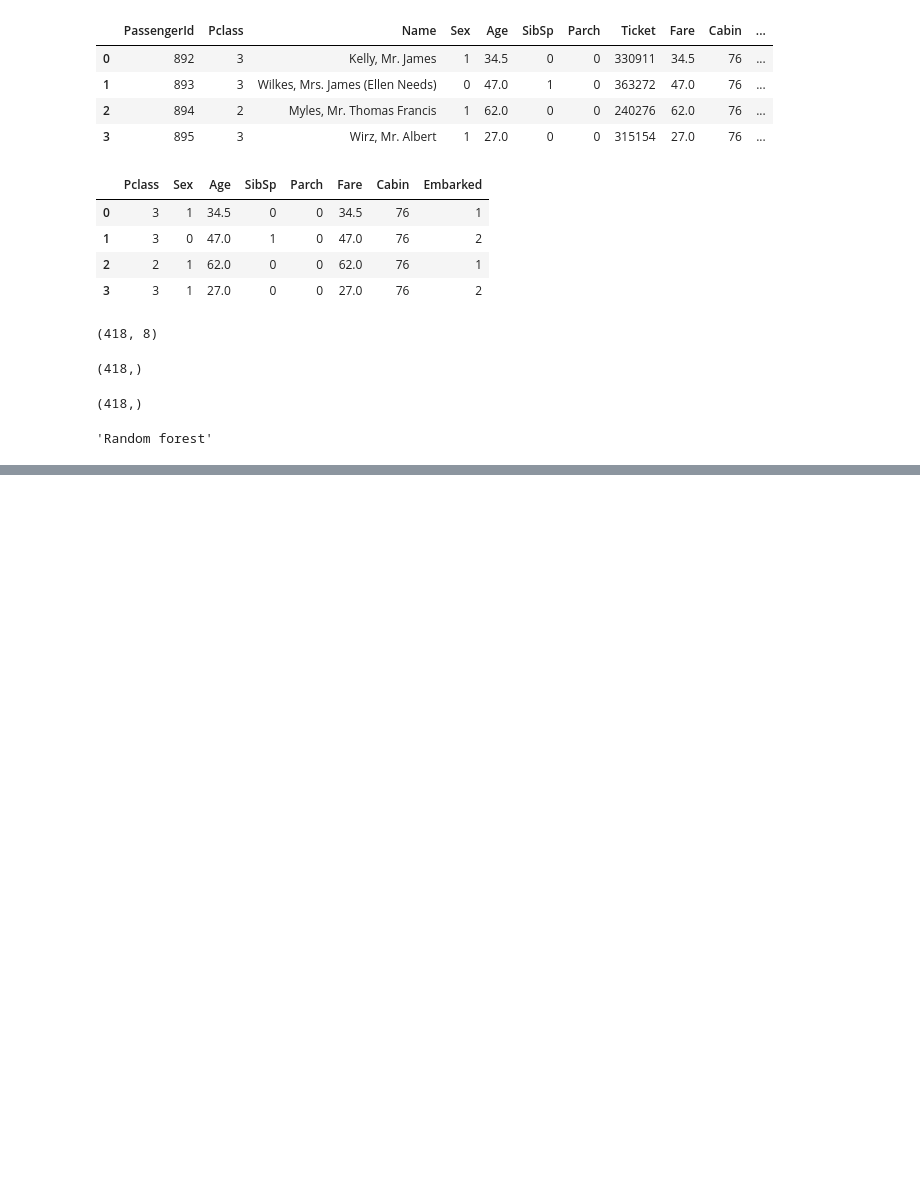
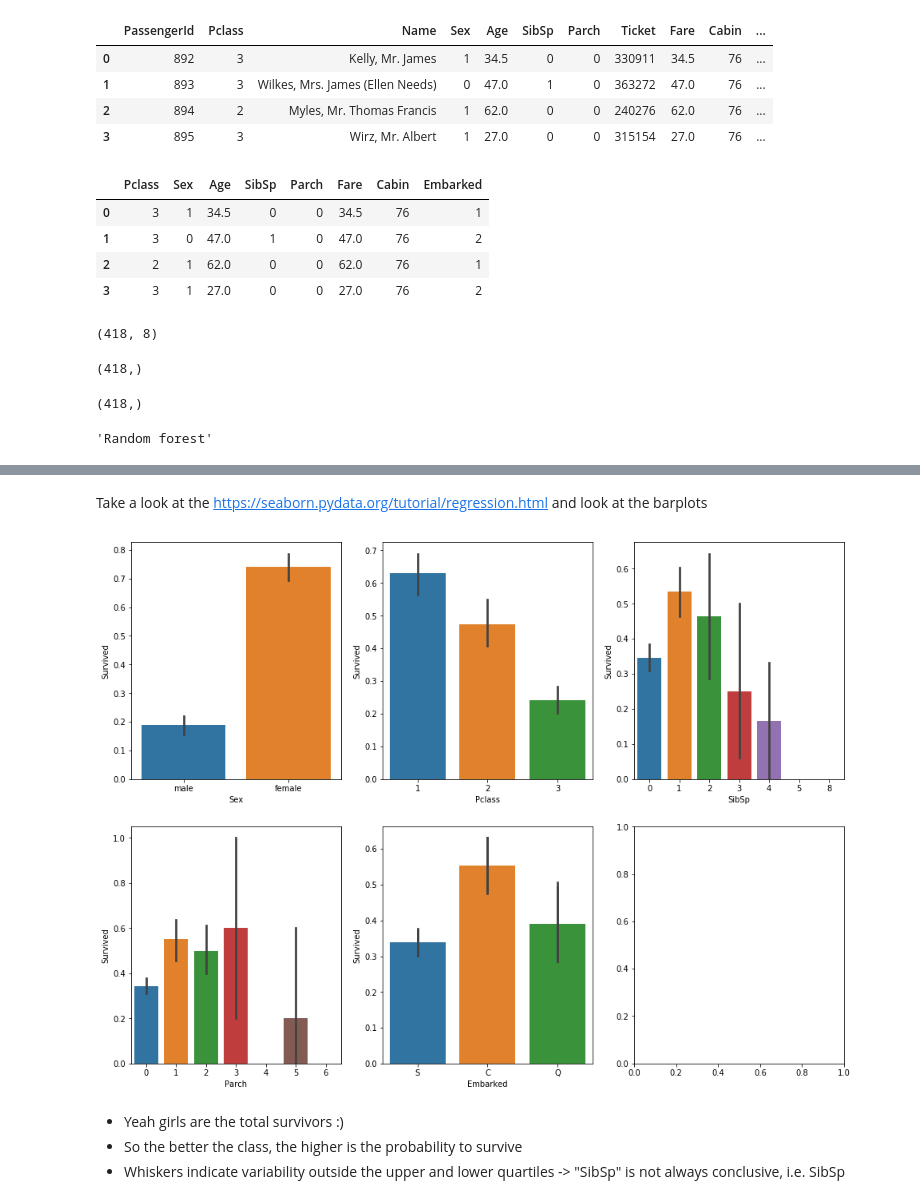
Before and after one commit to pandorica-opens/Machine-Learning, a Jupyter notebook: titanic/Titanic.ipynb, the cells around one changed output, grey strips where cells are left out. Cells and saved outputs as stored; diff of their text form; code cells hidden in the pictures; blank space fills up the shorter version.

```diff
--- a/titanic/Titanic.ipynb
+++ b/titanic/Titanic.ipynb
@@ -99,0 +97,2 @@ result_random_forest.to_csv('submissions/random_forest.csv',index=False)
+# %%
+input_dataframe = pandas.read_csv("train.csv")
@@ -99,0 +106,4 @@ result_random_forest.to_csv('submissions/random_forest.csv',index=False)
+# %%
+input_dataframe['Age'].fillna(input_dataframe['Age'].median(), inplace = True)
+input_dataframe['Embarked'].fillna(input_dataframe['Embarked'].mode()[0], inplace = True)
+input_dataframe['Fare'].fillna(input_dataframe['Fare'].median(), inplace = True)
@@ -99,0 +165,19 @@ result_random_forest.to_csv('submissions/random_forest.csv',index=False)
+# %% [markdown]
+Take a look at the https://seaborn.pydata.org/tutorial/regression.html and look at the barplots
+# %%
+import seaborn as sns
+import matplotlib.pyplot as plt
+
+fig, saxis = plt.subplots(2, 3,figsize=(16,12))
+sns.barplot(x="Sex", y="Survived", data=input_dataframe, ax = saxis[0,0]);
+sns.barplot(x="Pclass", y="Survived", data=input_dataframe, ax = saxis[0,1]);
+sns.barplot(x="SibSp", y="Survived", data=input_dataframe, ax = saxis[0,2]);
+sns.barplot(x="Parch", y="Survived", data=input_dataframe, ax = saxis[1,0]);
+sns.barplot(x="Embarked", y="Survived", data=input_dataframe, ax = saxis[1,1]);
+sns.barplot(x="Embarked", y="Survived", data=input_dataframe, ax = saxis[1,1]);
+# %% [output]
+[figure, added]
+# %% [markdown]
+- Yeah girls are the total survivors :)
+- So the better the class, the higher is the probability to survive
+- Whiskers indicate variability outside the upper and lower quartiles -> "SibSp" is not always conclusive, i.e. SibSp
```
Also changed, not shown: parts of 14 cells of this notebook.
